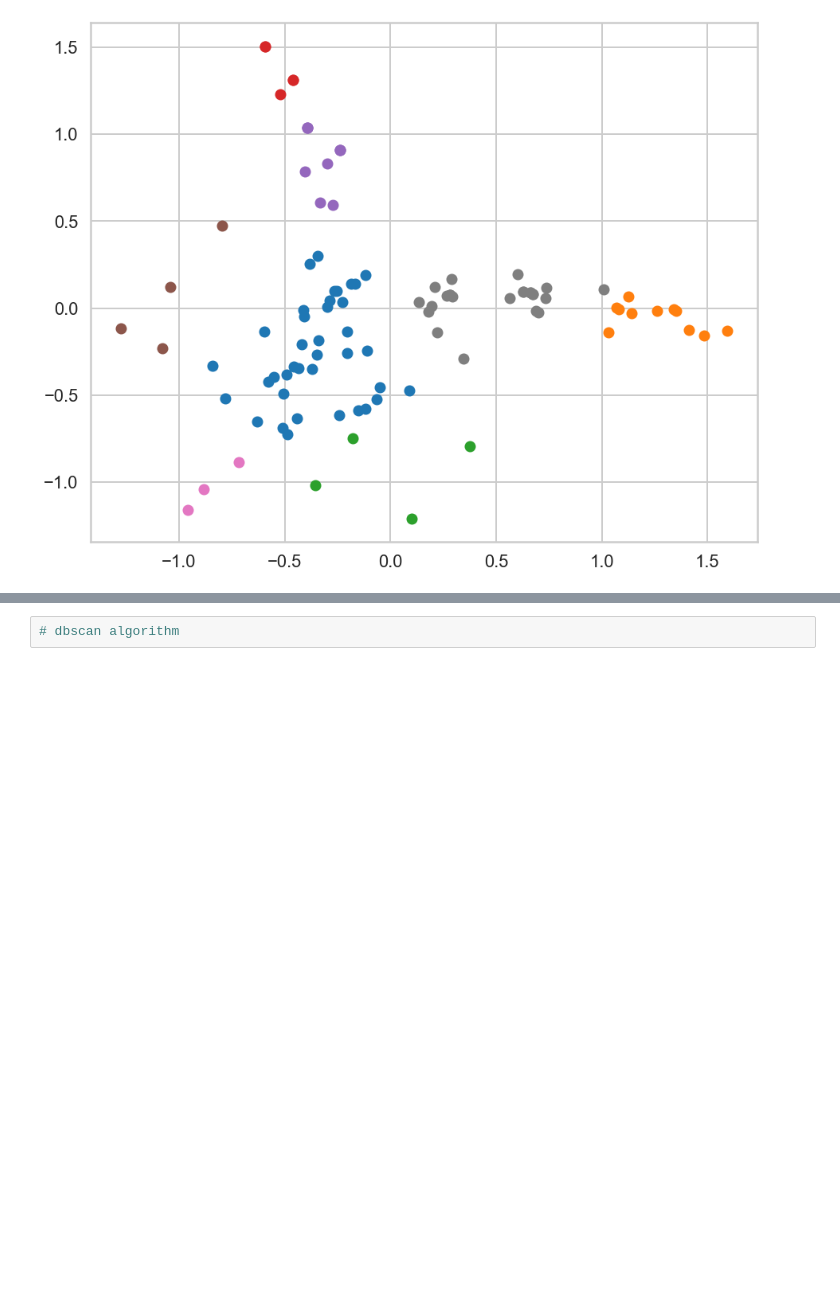
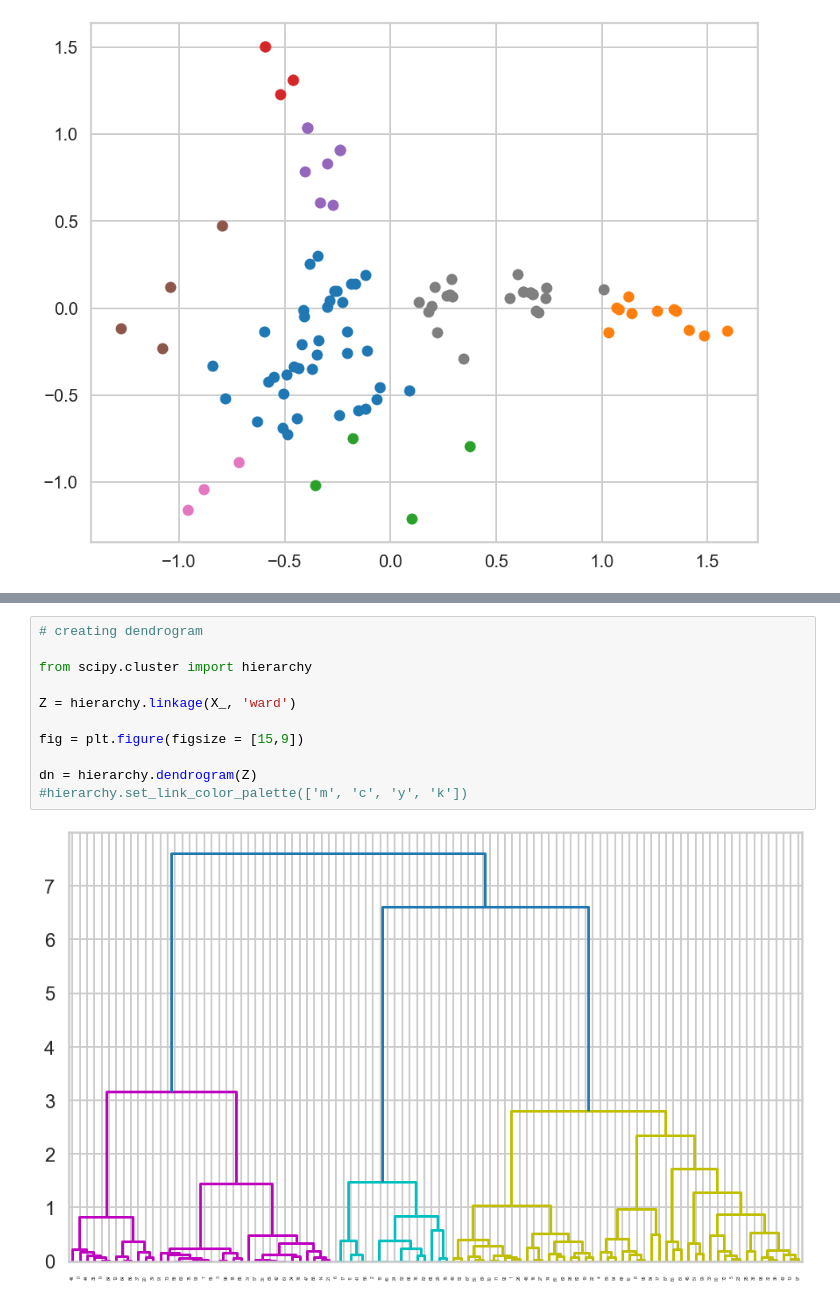
Before and after one commit to dj-m/CustomerSegmentationClustering, a Jupyter notebook: notebooks/Clustering Case Study - Customer Segmentation with K-Means - Tier 3.ipynb, the cells around one changed output, grey strips where cells are left out. Cells and saved outputs as stored; diff of their text form; blank space fills up the shorter version.

Commit message:
Implemented a dendrogram to see if it allowed for any insights into clustering

```diff
--- a/notebooks/Clustering Case Study - Customer Segmentation with K-Means - Tier 3.ipynb
+++ b/notebooks/Clustering Case Study - Customer Segmentation with K-Means - Tier 3.ipynb
@@ -602,2 +602,13 @@ for cluster in clusters:
-# %%
-# dbscan algorithm
+# %%
+# creating dendrogram
+
+from scipy.cluster import hierarchy
+
+Z = hierarchy.linkage(X_, 'ward')
+
+fig = plt.figure(figsize = [15,9])
+
+dn = hierarchy.dendrogram(Z)
+#hierarchy.set_link_color_palette(['m', 'c', 'y', 'k'])
+# %% [output]
+[figure, added]
```
Also changed, not shown: parts of 2 cells of this notebook.
